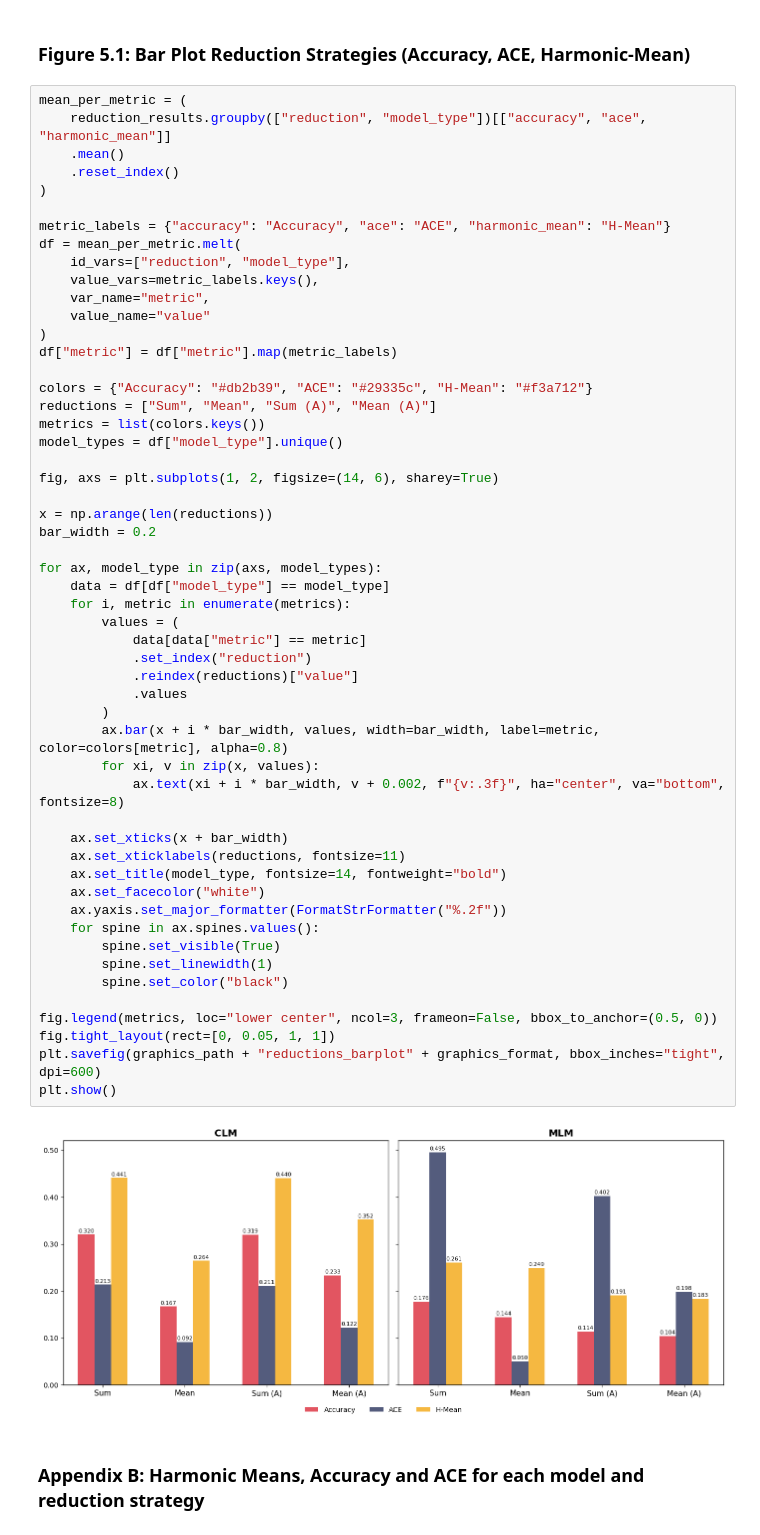
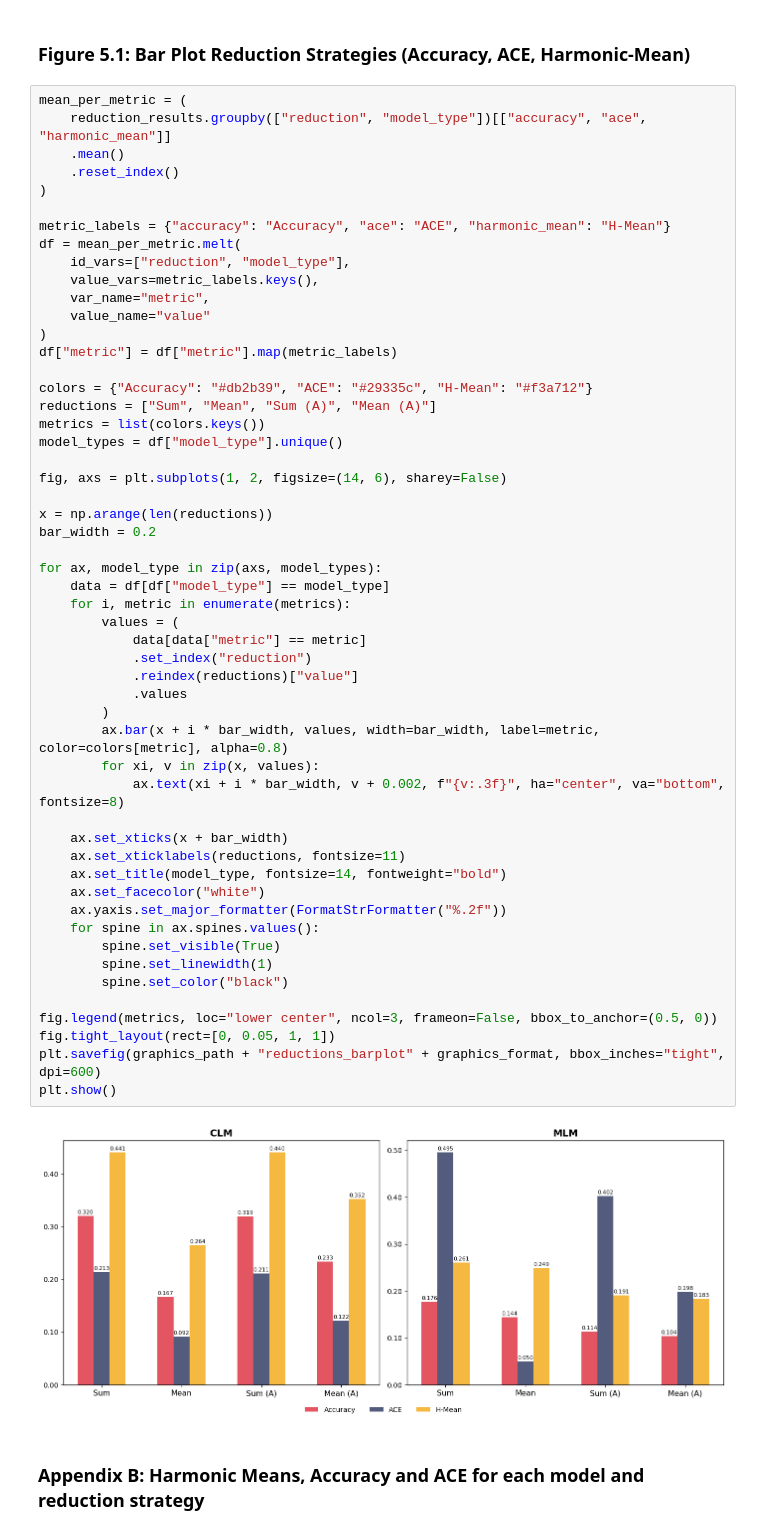
Before and after one commit to diamir707/LMsCONFonBEAR, a Jupyter notebook: results/e1reduction_eval.ipynb, the cells around one changed output. Saved outputs shown, nothing was run; the diff lists cells and outputs as text.

Commit message:
Set sharey=False for Figure 5.1.

```diff
--- a/results/e1reduction_eval.ipynb
+++ b/results/e1reduction_eval.ipynb
@@ -75,40 +75,40 @@ reductions = ["Sum", "Mean", "Sum (A)", "Mean (A)"]
 metrics = list(colors.keys())
 model_types = df["model_type"].unique()
 
-fig, axs = plt.subplots(1, 2, figsize=(14, 6), sharey=True)
+fig, axs = plt.subplots(1, 2, figsize=(14, 6), sharey=False)
 
 x = np.arange(len(reductions))
 bar_width = 0.2
 
 for ax, model_type in zip(axs, model_types):
     data = df[df["model_type"] == model_type]
     for i, metric in enumerate(metrics):
         values = (
             data[data["metric"] == metric]
             .set_index("reduction")
             .reindex(reductions)["value"]
             .values
         )
         ax.bar(x + i * bar_width, values, width=bar_width, label=metric, color=colors[metric], alpha=0.8)
         for xi, v in zip(x, values):
             ax.text(xi + i * bar_width, v + 0.002, f"{v:.3f}", ha="center", va="bottom", fontsize=8)
 
     ax.set_xticks(x + bar_width)
     ax.set_xticklabels(reductions, fontsize=11)
     ax.set_title(model_type, fontsize=14, fontweight="bold")
     ax.set_facecolor("white")
     ax.yaxis.set_major_formatter(FormatStrFormatter("%.2f"))
     for spine in ax.spines.values():
         spine.set_visible(True)
         spine.set_linewidth(1)
         spine.set_color("black")
 
 fig.legend(metrics, loc="lower center", ncol=3, frameon=False, bbox_to_anchor=(0.5, 0))
 fig.tight_layout(rect=[0, 0.05, 1, 1])
 plt.savefig(graphics_path + "reductions_barplot" + graphics_format, bbox_inches="tight", dpi=600)
 plt.show()
 # %% [output]
-[figure, old version]
+[figure, new version]
 # %% [markdown]
 ### Appendix B: Harmonic Means, Accuracy and ACE for each model and reduction strategy
 # %%
```
Also changed, not shown: 1 other file.
